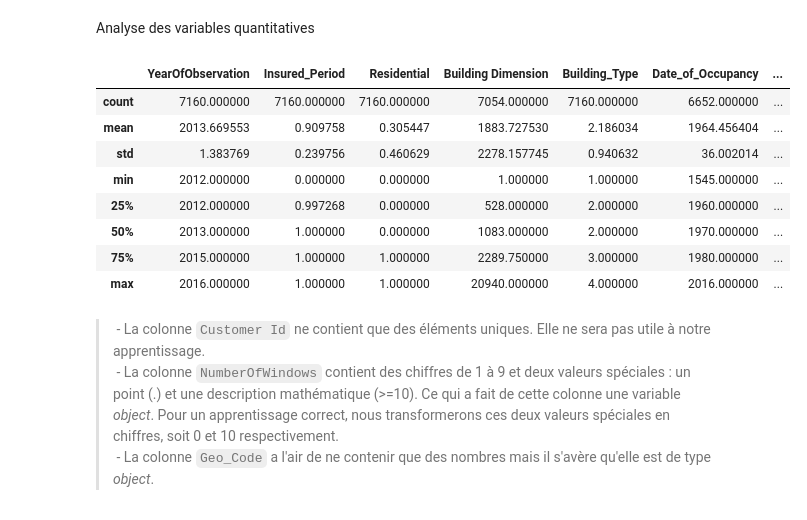
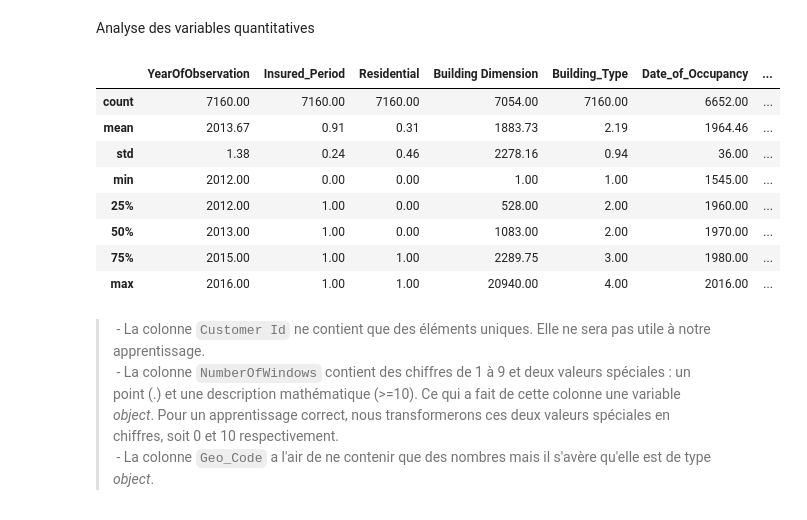
Before and after one commit to justekouassi/Insurance-Prediction-Challenge, a Jupyter notebook: insurance_prediction.ipynb, the cells around one changed output. Cells and saved outputs as stored; diff of their text form; code cells hidden in the pictures.

```diff
--- a/insurance_prediction.ipynb
+++ b/insurance_prediction.ipynb
@@ -153,17 +154,17 @@ train.select_dtypes(include='object').describe()
 # %% [markdown]
 Analyse des variables quantitatives
 # %%
-train.select_dtypes(include='number').describe()
+train.select_dtypes(include='number').describe().round(2)
 # %% [output]
 |  | YearOfObservation | Insured_Period | Residential | Building Dimension | Building_Type | Date_of_Occupancy | ... |
-| count | 7160.000000 | 7160.000000 | 7160.000000 | 7054.000000 | 7160.000000 | 6652.000000 | ... |
-| mean | 2013.669553 | 0.909758 | 0.305447 | 1883.727530 | 2.186034 | 1964.456404 | ... |
-| std | 1.383769 | 0.239756 | 0.460629 | 2278.157745 | 0.940632 | 36.002014 | ... |
-| min | 2012.000000 | 0.000000 | 0.000000 | 1.000000 | 1.000000 | 1545.000000 | ... |
-| 25% | 2012.000000 | 0.997268 | 0.000000 | 528.000000 | 2.000000 | 1960.000000 | ... |
-| 50% | 2013.000000 | 1.000000 | 0.000000 | 1083.000000 | 2.000000 | 1970.000000 | ... |
-| 75% | 2015.000000 | 1.000000 | 1.000000 | 2289.750000 | 3.000000 | 1980.000000 | ... |
-| max | 2016.000000 | 1.000000 | 1.000000 | 20940.000000 | 4.000000 | 2016.000000 | ... |
+| count | 7160.00 | 7160.00 | 7160.00 | 7054.00 | 7160.00 | 6652.00 | ... |
+| mean | 2013.67 | 0.91 | 0.31 | 1883.73 | 2.19 | 1964.46 | ... |
+| std | 1.38 | 0.24 | 0.46 | 2278.16 | 0.94 | 36.00 | ... |
+| min | 2012.00 | 0.00 | 0.00 | 1.00 | 1.00 | 1545.00 | ... |
+| 25% | 2012.00 | 1.00 | 0.00 | 528.00 | 2.00 | 1960.00 | ... |
+| 50% | 2013.00 | 1.00 | 0.00 | 1083.00 | 2.00 | 1970.00 | ... |
+| 75% | 2015.00 | 1.00 | 1.00 | 2289.75 | 3.00 | 1980.00 | ... |
+| max | 2016.00 | 1.00 | 1.00 | 20940.00 | 4.00 | 2016.00 | ... |
 # %% [markdown]
 > - La colonne `Customer Id` ne contient que des éléments uniques. Elle ne sera pas utile à notre apprentissage. <br>
 > - La colonne `NumberOfWindows` contient des chiffres de 1 à 9 et deux valeurs spéciales : un point (.) et une description mathématique (>=10). Ce qui a fait de cette colonne une variable _object_. Pour un apprentissage correct, nous transformerons ces deux valeurs spéciales en chiffres, soit 0 et 10 respectivement. <br>
```
Also changed, not shown: parts of 42 cells of this notebook, 4 other files.
